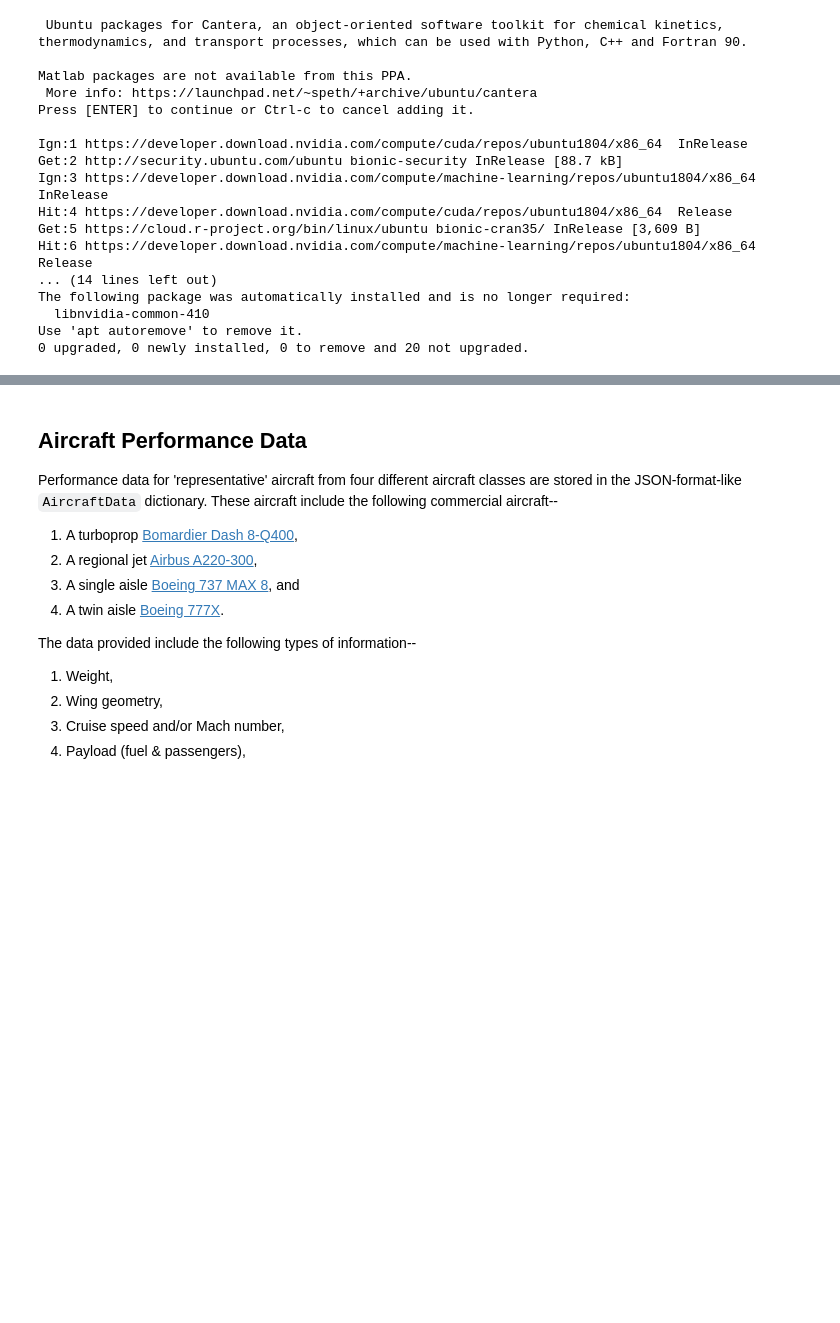
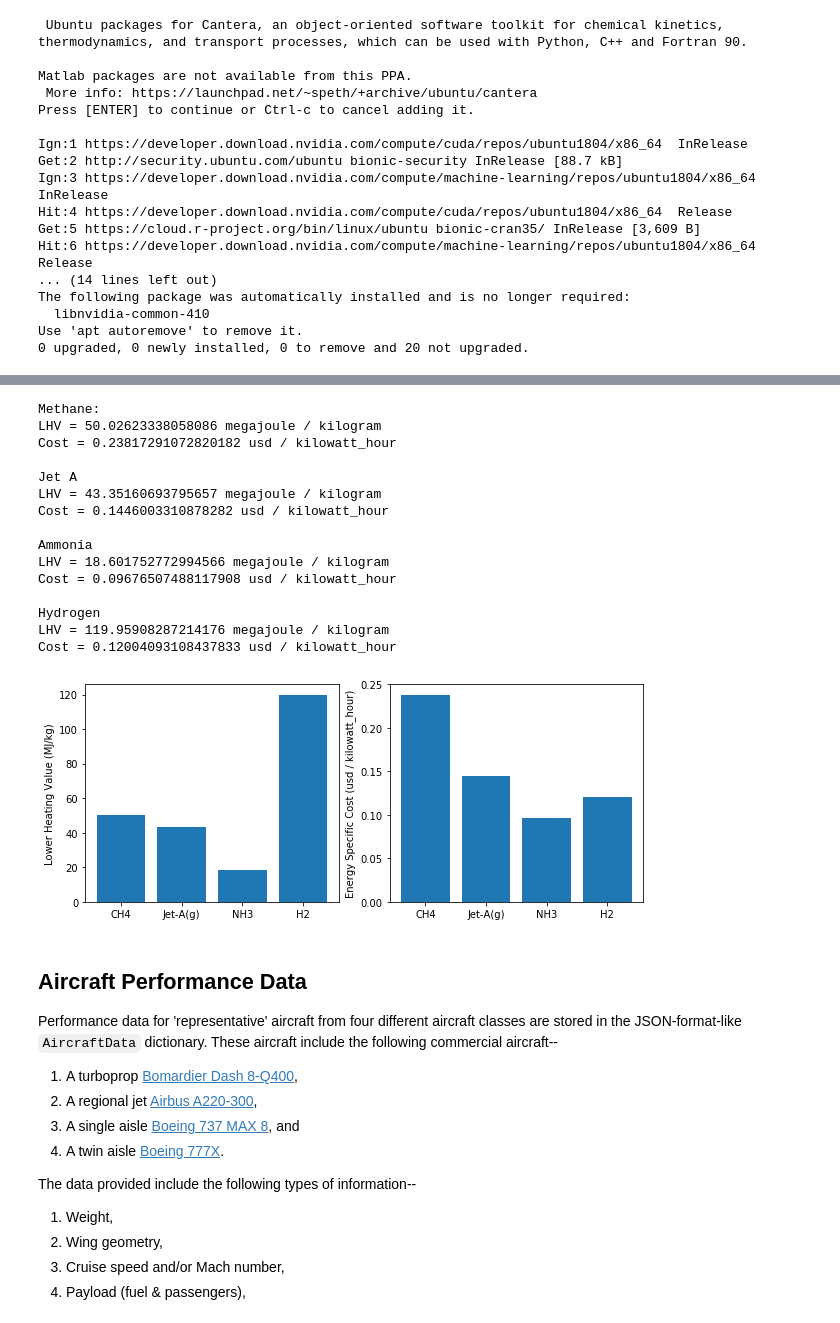
Before and after one commit to davetew/Zero-Carbon-Aviation, a Jupyter notebook: Electric_Propulsion.ipynb, the cells around one changed output, grey strips where cells are left out. Cells and saved outputs as stored; diff of their text form; code cells hidden in the pictures; blank space fills up the shorter version.

```diff
--- a/Electric_Propulsion.ipynb
+++ b/Electric_Propulsion.ipynb
@@ -252,3 +207,61 @@ def unit2SI(nonSIunit):
+# %%
+ch4 = Methane()
+print('Methane:')
+print(f'LHV = {ch4.lower_heating_value.to(ureg.MJ/ureg.kg)}')
+print(f'Cost = {ch4.cost_energy_specific}')
+print()
+
+bioK = JetA()
+print('Jet A')
+print(f'LHV = {bioK.lower_heating_value.to(ureg.MJ/ureg.kg)}')
+print(f'Cost = {bioK.cost_energy_specific}')
+print()
+
+nh3 = Ammonia()
+print('Ammonia')
+print(f'LHV = {nh3.lower_heating_value.to(ureg.MJ/ureg.kg)}')
+print(f'Cost = {nh3.cost_energy_specific}')
+print()
+
+h2 = Hydrogen()
+print('Hydrogen')
+print(f'LHV = {h2.lower_heating_value.to(ureg.MJ/ureg.kg)}')
+print(f'Cost = {h2.cost_energy_specific}')
+print()
+
+fuels = [ch4, bioK, nh3, h2]
+
+fig, (ax1, ax2) = plt.subplots(1,2,figsize=(12,4))
+ind = np.arange(1,len(fuels)+1)
+
+ax1.bar(ind, [fuel.lower_heating_value.to('MJ/kg').magnitude for fuel in fuels])
+ax1.set_xticks(ind)
+ax1.set_xticklabels([fuel.phase.name for fuel in fuels])
+ax1.set_ylabel('Lower Heating Value (MJ/kg)')
+
+ax2.bar(ind, [fuel.cost_energy_specific.magnitude for fuel in fuels])
+ax2.set_xticks(ind)
+ax2.set_xticklabels([fuel.phase.name for fuel in fuels])
+ax2.set_ylabel(f'Energy Specific Cost ({fuels[0].cost_energy_specific.units})')
+
+plt.show()
+# %% [output]
+Methane:
+LHV = 50.02623338058086 megajoule / kilogram
+Cost = 0.23817291072820182 usd / kilowatt_hour
+
+Jet A
+LHV = 43.35160693795657 megajoule / kilogram
+Cost = 0.1446003310878282 usd / kilowatt_hour
+
+Ammonia
+LHV = 18.601752772994566 megajoule / kilogram
+Cost = 0.09676507488117908 usd / kilowatt_hour
+
+Hydrogen
+LHV = 119.95908287214176 megajoule / kilogram
+Cost = 0.12004093108437833 usd / kilowatt_hour
+[figure, added]
 # %% [markdown]
 ## Aircraft Performance Data
 Performance data for 'representative' aircraft from four different aircraft classes are stored in the JSON-format-like `AircraftData` dictionary.  These aircraft include the following commercial aircraft--
```
Also changed, not shown: parts of 10 cells of this notebook.
